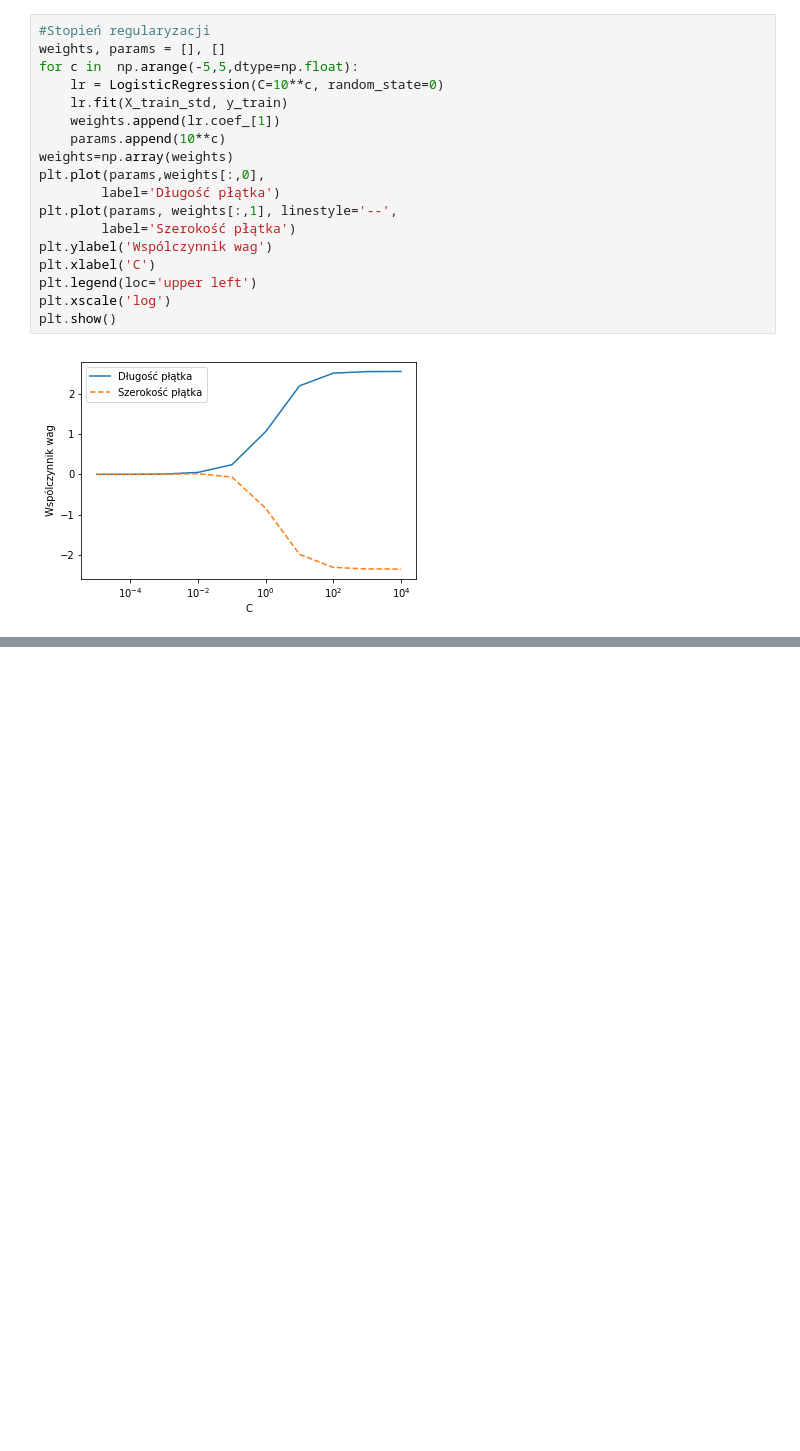
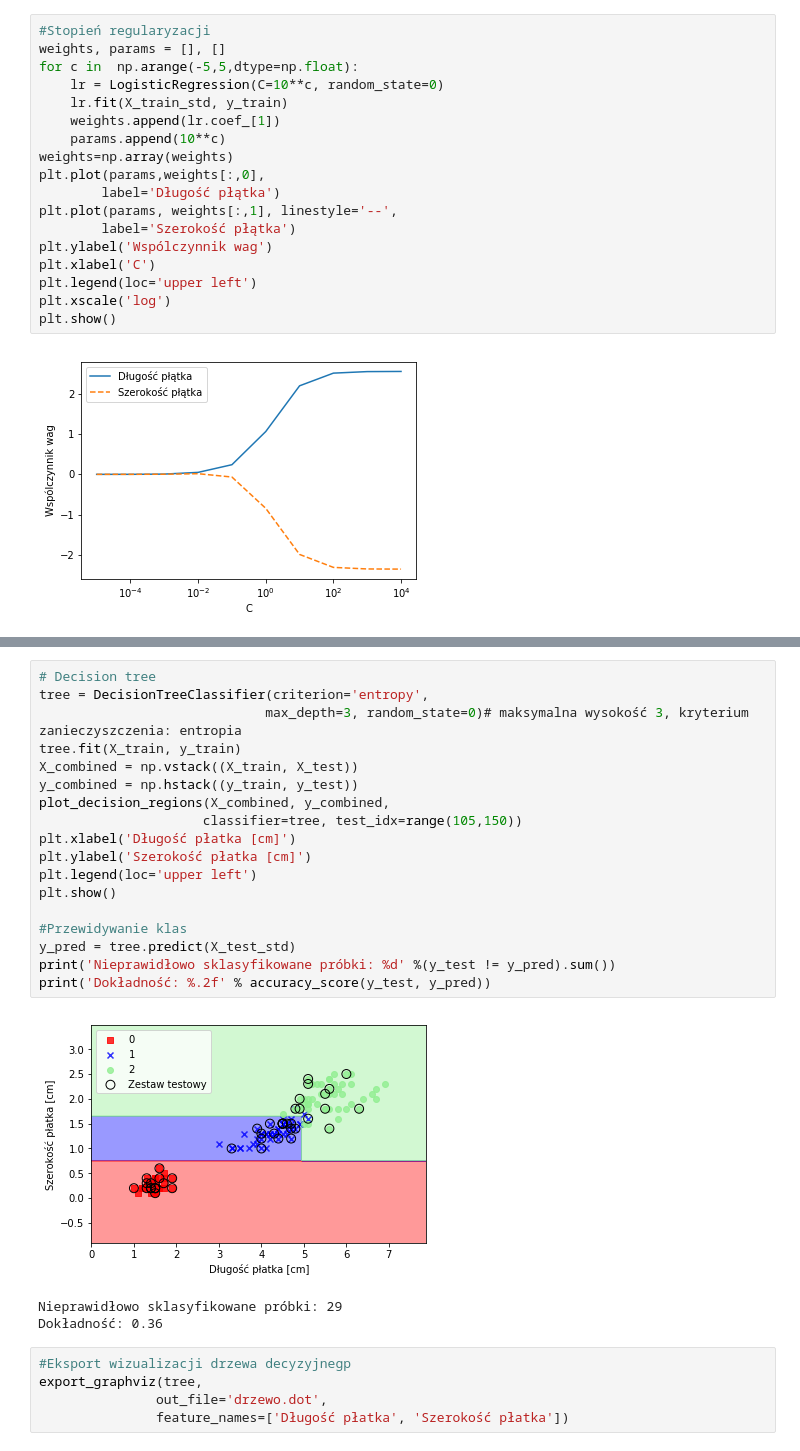
Before and after one commit to grabarczykm/Iris-data-sklearn, a Jupyter notebook: Iris - sklearn.ipynb, the cells around one changed output, grey strips where cells are left out. Saved outputs shown, nothing was run; the diff lists cells and outputs as text; blank space fills up the shorter version.

```diff
--- a/Iris - sklearn.ipynb
+++ b/Iris - sklearn.ipynb
@@ -144,0 +201,27 @@ plt.show()
+# %%
+# Decision tree
+tree = DecisionTreeClassifier(criterion='entropy',
+                             max_depth=3, random_state=0)# maksymalna wysokość 3, kryterium zanieczyszczenia: entropia
+tree.fit(X_train, y_train)
+X_combined = np.vstack((X_train, X_test))
+y_combined = np.hstack((y_train, y_test))
+plot_decision_regions(X_combined, y_combined,
+                     classifier=tree, test_idx=range(105,150))
+plt.xlabel('Długość płatka [cm]')
+plt.ylabel('Szerokość płatka [cm]')
+plt.legend(loc='upper left')
+plt.show()
+
+#Przewidywanie klas
+y_pred = tree.predict(X_test_std)
+print('Nieprawidłowo sklasyfikowane próbki: %d' %(y_test != y_pred).sum())
+print('Dokładność: %.2f' % accuracy_score(y_test, y_pred))
+# %% [output]
+[figure, added]
+Nieprawidłowo sklasyfikowane próbki: 29
+Dokładność: 0.36
+# %%
+#Eksport wizualizacji drzewa decyzyjnegp
+export_graphviz(tree,
+               out_file='drzewo.dot',
+               feature_names=['Długość płatka', 'Szerokość płatka'])
```
Also changed, not shown: parts of 6 cells of this notebook, 1 other file.
